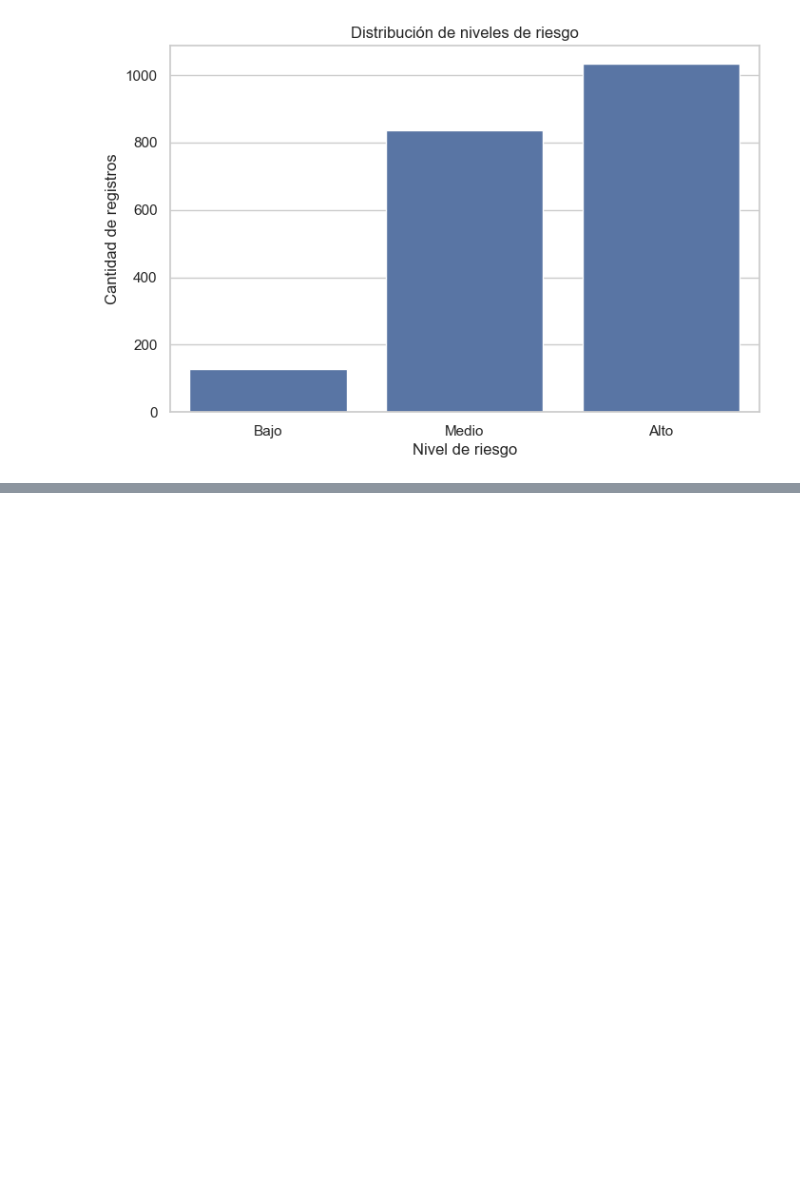
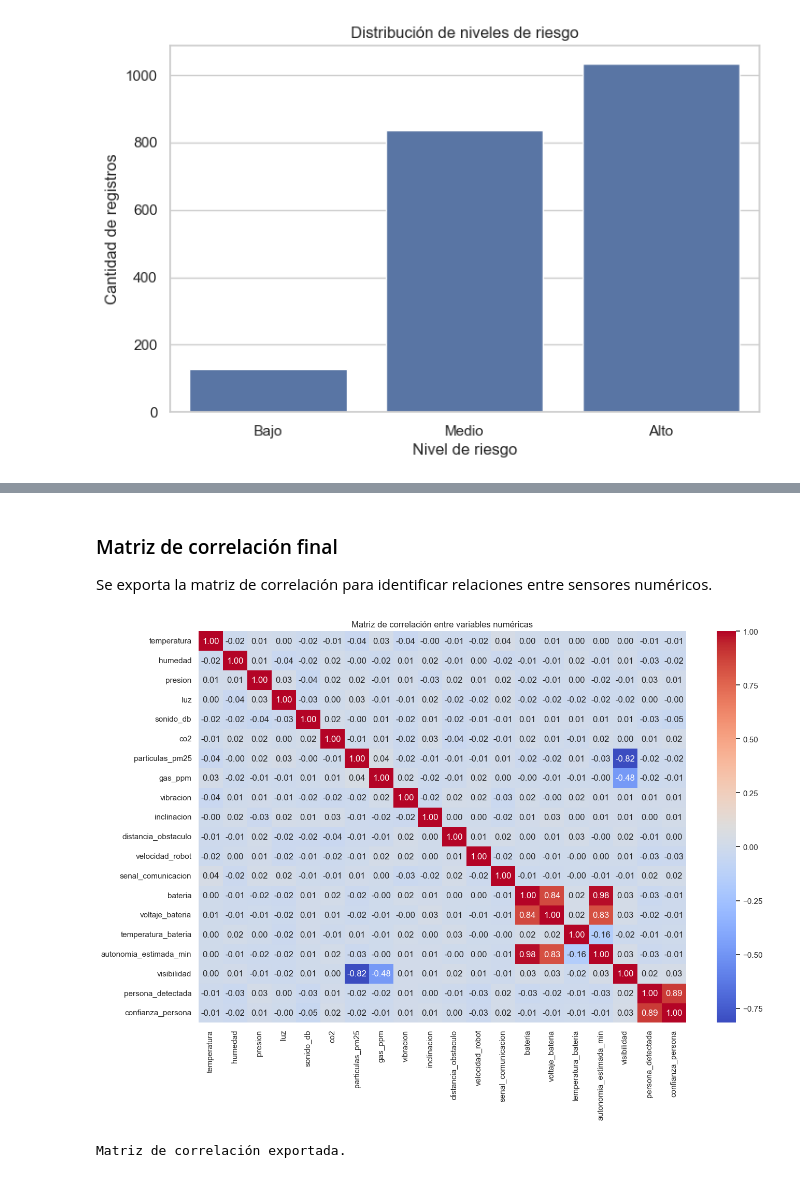
Before and after one commit to Nicom7910/RescueTwin-AI, a Jupyter notebook: notebooks/02_eda_rescuetwin.ipynb, the cells around one changed output, grey strips where cells are left out. Saved outputs shown, nothing was run; the diff lists cells and outputs as text; code cells hidden in the pictures; blank space fills up the shorter version.

```diff
--- a/notebooks/02_eda_rescuetwin.ipynb
+++ b/notebooks/02_eda_rescuetwin.ipynb
@@ -214,0 +362,20 @@ plt.show()
+# %% [markdown]
+### Matriz de correlación final
+
+Se exporta la matriz de correlación para identificar relaciones entre sensores numéricos.
+# %%
+correlacion = df.corr(numeric_only=True)
+
+plt.figure(figsize=(14, 10))
+sns.heatmap(correlacion, annot=True, cmap="coolwarm", fmt=".2f")
+plt.title("Matriz de correlación entre variables numéricas")
+plt.tight_layout()
+plt.savefig("../reports/graficos/matriz_correlacion_variables.png", bbox_inches="tight")
+plt.show()
+
+correlacion.to_csv("../reports/metrics/eda_matriz_correlacion.csv")
+
+print("Matriz de correlación exportada.")
+# %% [output]
+[figure, added]
+Matriz de correlación exportada.
```
Also changed, not shown: parts of 13 cells of this notebook, 32 other files.
